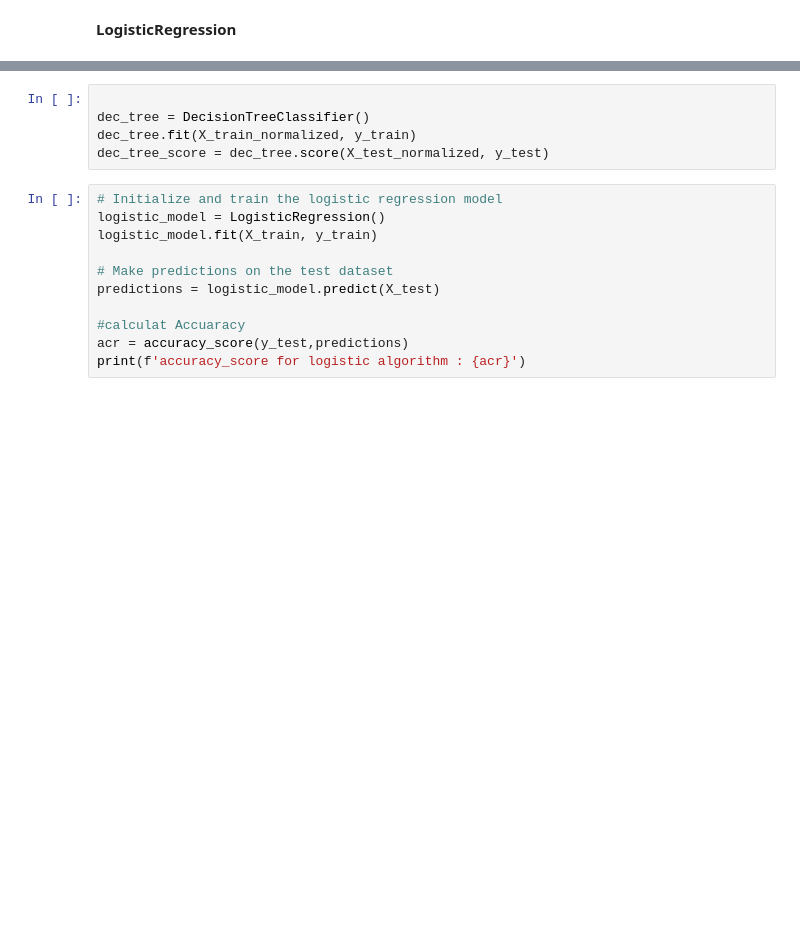
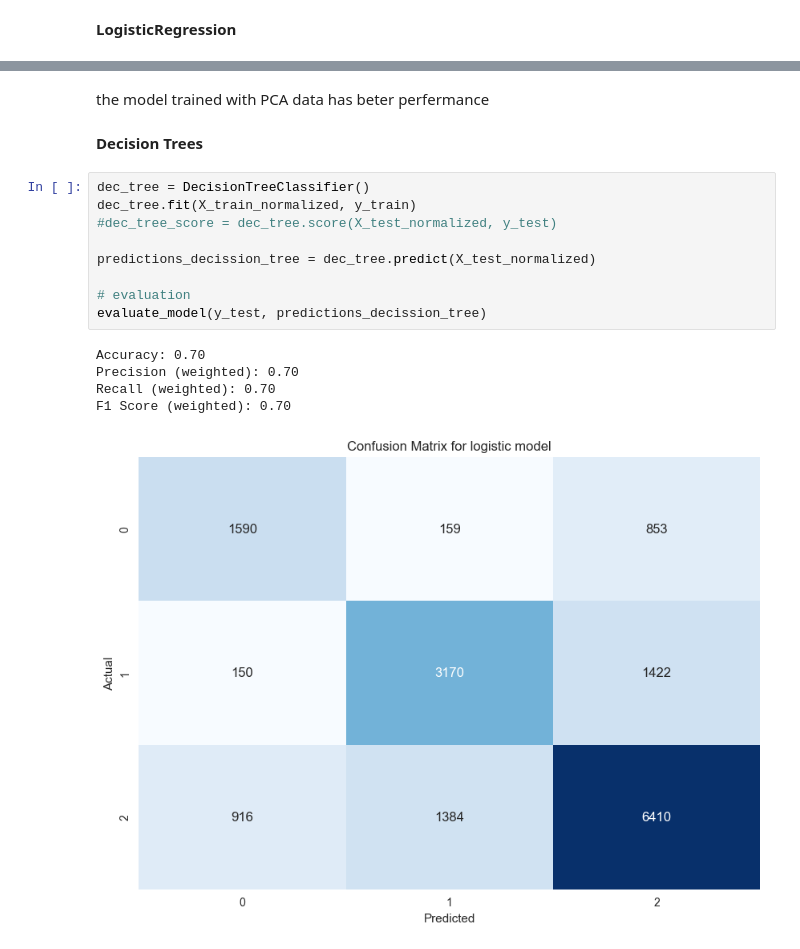
Before and after one commit to ishamel101/Credit-Score-Classification, a Jupyter notebook: Credit Score Classification.ipynb, the cells around one changed output, grey strips where cells are left out. Saved outputs shown, nothing was run; the diff lists cells and outputs as text; blank space fills up the shorter version.

```diff
--- a/Credit Score Classification.ipynb
+++ b/Credit Score Classification.ipynb
@@ -1202,16 +1133,19 @@ F1 Score (weighted): 0.54
+# %% [markdown]
+the model trained with PCA data has beter perfermance
+# %% [markdown]
+**Decision Trees**
 # %%
-
 dec_tree = DecisionTreeClassifier()
 dec_tree.fit(X_train_normalized, y_train)
-dec_tree_score = dec_tree.score(X_test_normalized, y_test)
+#dec_tree_score = dec_tree.score(X_test_normalized, y_test)
+
+predictions_decission_tree = dec_tree.predict(X_test_normalized)
+
+# evaluation
+evaluate_model(y_test, predictions_decission_tree)
+# %% [output]
+Accuracy: 0.70
+Precision (weighted): 0.70
+Recall (weighted): 0.70
+F1 Score (weighted): 0.70
+[figure, added]
-# %%
-# Initialize and train the logistic regression model
-logistic_model = LogisticRegression()
-logistic_model.fit(X_train, y_train)
-
-# Make predictions on the test dataset
-predictions = logistic_model.predict(X_test)
-
-#calculat Accuaracy
-acr = accuracy_score(y_test,predictions)
-print(f'accuracy_score for logistic algorithm : {acr}')
```
Also changed, not shown: parts of 16 cells of this notebook.
